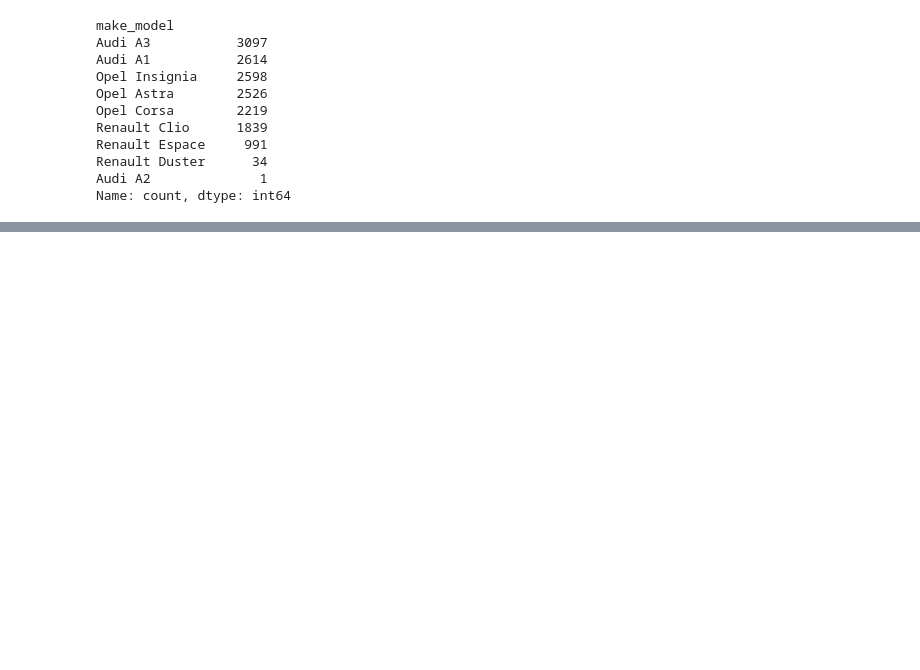
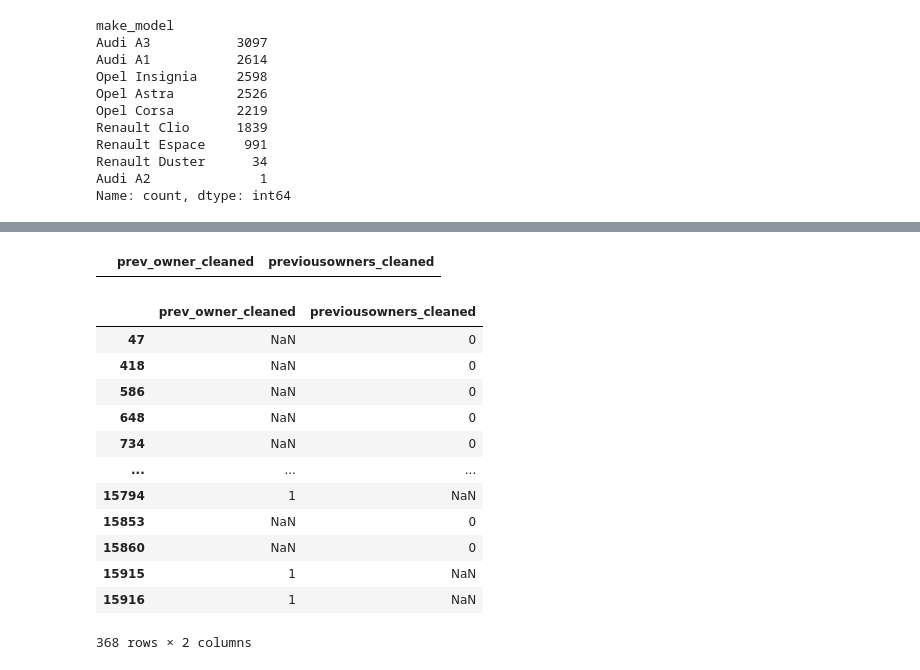
Before and after one commit to balintstewart77/magnimind-assignments, a Jupyter notebook: Auto_scout/auto_scout_part1_cleaning.ipynb, the cells around one changed output, grey strips where cells are left out. Saved outputs shown, nothing was run; the diff lists cells and outputs as text; code cells hidden in the pictures; blank space fills up the shorter version.

```diff
--- a/Auto_scout/auto_scout_part1_cleaning.ipynb
+++ b/Auto_scout/auto_scout_part1_cleaning.ipynb
@@ -83,7 +83,7 @@ dtype: float64
 - clean up col name strings (remove leaading and trailing '\n'))
 # %%
 # Clean up column names
-df.columns = df.columns.str.strip().str.lower().str.replace(r'\n','').str.replace('&','_').str.replace(' ','')
+df.columns = df.columns.str.strip().str.lower().str.replace(r'\n','').str.replace('&','_').str.replace(' ','').str.replace('.','')
 df.columns
 # %% [output]
 Index(['url', 'make_model', 'short_description', 'body_type', 'price', 'vat',
@@ -123,0 +151,14 @@ Name: count, dtype: int64
+# %%
+# clean previousowners column
+df['previousowners_cleaned'] = df['previousowners'].str.replace('\n', '')
+# %%
+# clean prev_owner column: remove strings after number, and convert 'None' to np.nan
+def clean_prev_owner(value):
+    if isinstance(value, str):
+        return value.split()[0] # value.split() splits the string into ['1', 'previous', 'owners'], then select first element
+    if value == 'None' or pd.isna(value):
+        return np.nan
+    return value
+
+df['prev_owner_cleaned'] = df['prev_owner'].apply(clean_prev_owner)
+df['prev_owner_cleaned'].value_counts(dropna= False)
@@ -123,0 +173,25 @@ Name: count, dtype: int64
+# %%
+# Check the NaN discrepancy across the two columns
+discrep = df[df['prev_owner_cleaned'] != df['previousowners_cleaned']]
+discrep[['prev_owner_cleaned','previousowners_cleaned']].dropna()
+# All discrepencies involve an NaN in one of the columns
+# %% [output]
+|  | prev_owner_cleaned | previousowners_cleaned |
+# %%
+# Have a look at the NaN discrepencies
+filtered_df = df[(df['prev_owner_cleaned'].isna() & df['previousowners_cleaned'].notna()) | (df['prev_owner_cleaned'].notna() & df['previousowners_cleaned'].isna())]
+filtered_df[['prev_owner_cleaned','previousowners_cleaned']]
+# %% [output]
+|  | prev_owner_cleaned | previousowners_cleaned |
+| 47 | NaN | 0 |
+| 418 | NaN | 0 |
+| 586 | NaN | 0 |
+| 648 | NaN | 0 |
+| 734 | NaN | 0 |
+| ... | ... | ... |
+| 15794 | 1 | NaN |
+| 15853 | NaN | 0 |
+| 15860 | NaN | 0 |
+| 15915 | 1 | NaN |
+| 15916 | 1 | NaN |
+368 rows × 2 columns
```
Also changed, not shown: parts of 46 cells of this notebook.
